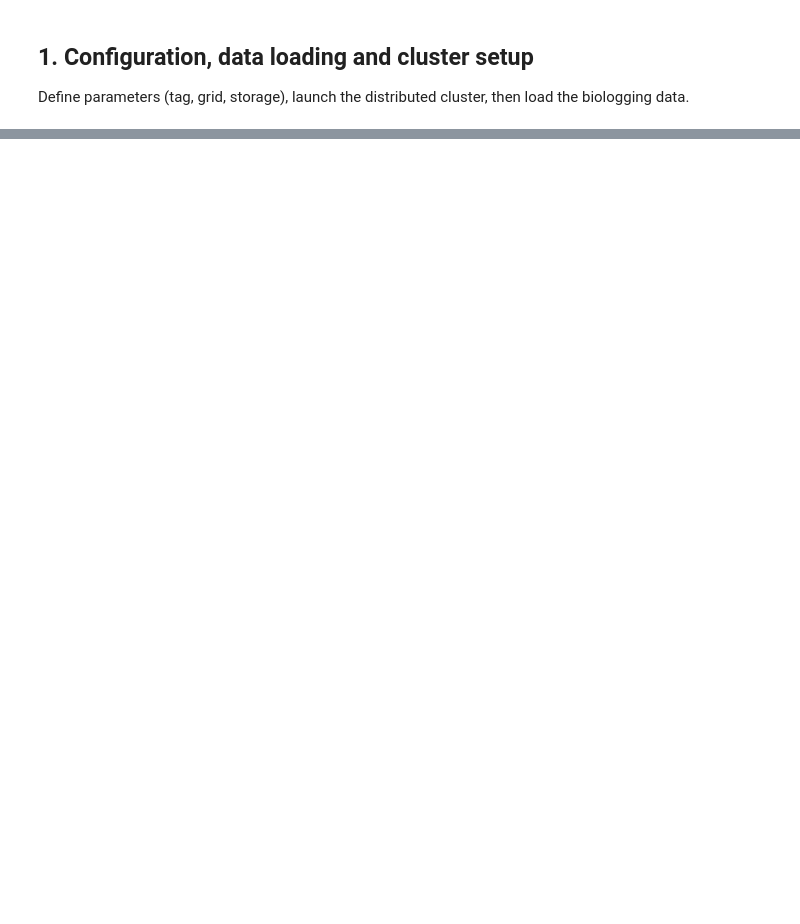
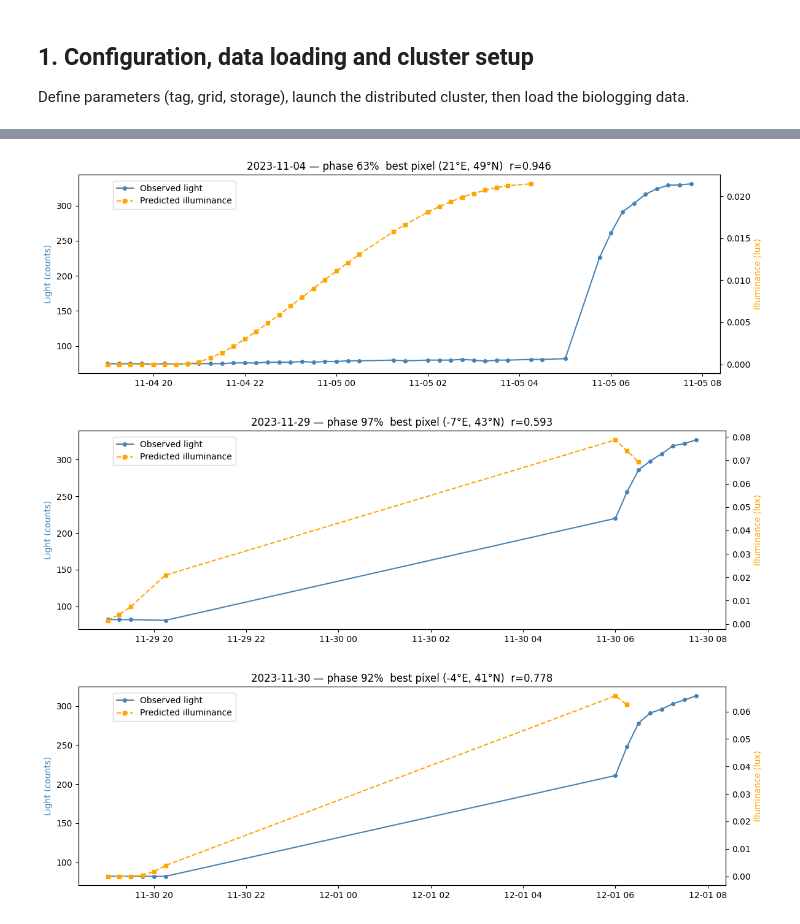
Before and after one commit to pangeo-fish/pangeo-fish, a Jupyter notebook: notebooks/new_workflow/pangeo_fish_with_light.ipynb, the cells around one changed output, grey strips where cells are left out. Drawn from its saved outputs; the diff is of its cells as text; code cells hidden in the pictures; blank space fills up the shorter version.

```diff
--- a/notebooks/new_workflow/pangeo_fish_with_light.ipynb
+++ b/notebooks/new_workflow/pangeo_fish_with_light.ipynb
@@ -1136,0 +1583,51 @@ light_common = normalize_pdf_by_mask(light_common, pdf_var="pdf_light")
+# %%
+if HAS_LIGHT:
+    import matplotlib.pyplot as plt
+    from pangeo_fish.light.physics import predicted_moon_curve
+
+    good_nights = (
+        [mn for mn in moon_nights if mn.get("best_r", 0) > 0.5][:3]
+        if moon_nights
+        else []
+    )
+
+    for mn in good_nights:
+        pred = predicted_moon_curve(mn["times"], mn["best_lon"], mn["best_lat"])
+
+        fig, ax1 = plt.subplots(figsize=(12, 4))
+        ax2 = ax1.twinx()
+
+        times_dt = [pd.Timestamp(t) for t in mn["times"]]
+        ax1.plot(
+            times_dt,
+            mn["light"],
+            "o-",
+            ms=4,
+            lw=1.5,
+            color="steelblue",
+            label="Observed light",
+        )
+        ax2.plot(
+            times_dt,
+            pred,
+            "s--",
+            ms=4,
+            lw=1.5,
+            color="orange",
+            label="Predicted illuminance",
+        )
+
+        ax1.set_ylabel("Light (counts)", color="steelblue")
+        ax2.set_ylabel("Illuminance (lux)", color="orange")
+        ax1.set_title(
+            f"{mn['date'].date()} — phase {mn['phase']:.0f}%  "
+            f"best pixel ({mn['best_lon']:.0f}°E, {mn['best_lat']:.0f}°N)  "
+            f"r={mn['best_r']:.3f}"
+        )
+        fig.legend(loc="upper left", bbox_to_anchor=(0.1, 0.9))
+        plt.tight_layout()
+        plt.show()
+# %% [output]
+[figure, added]
+[figure, added]
+[figure, added]
```
Also changed, not shown: parts of 142 cells of this notebook, 6 other files.
